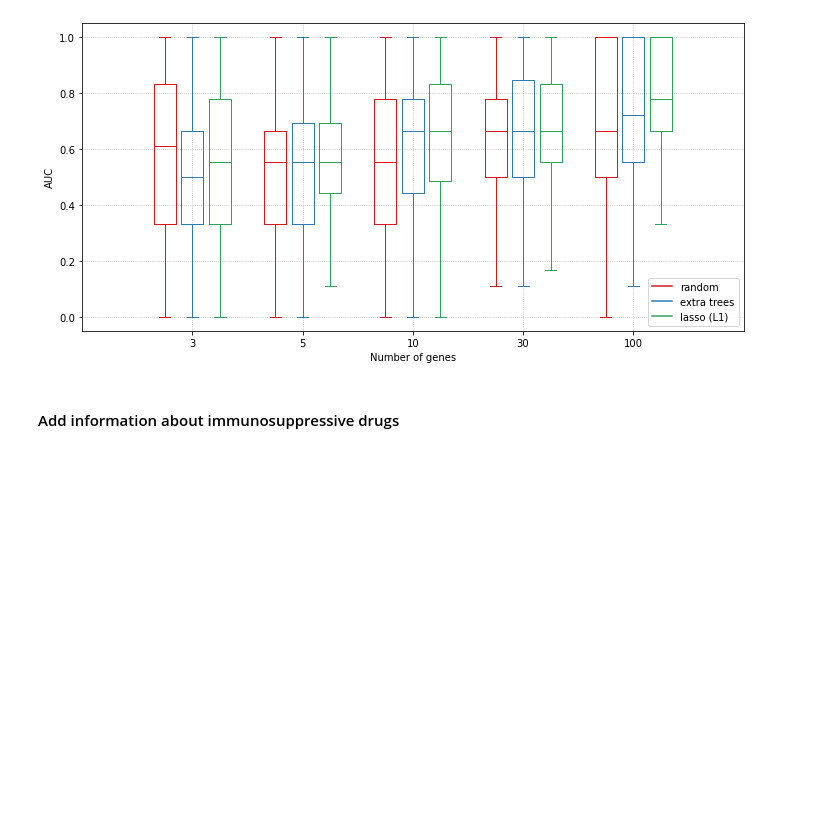
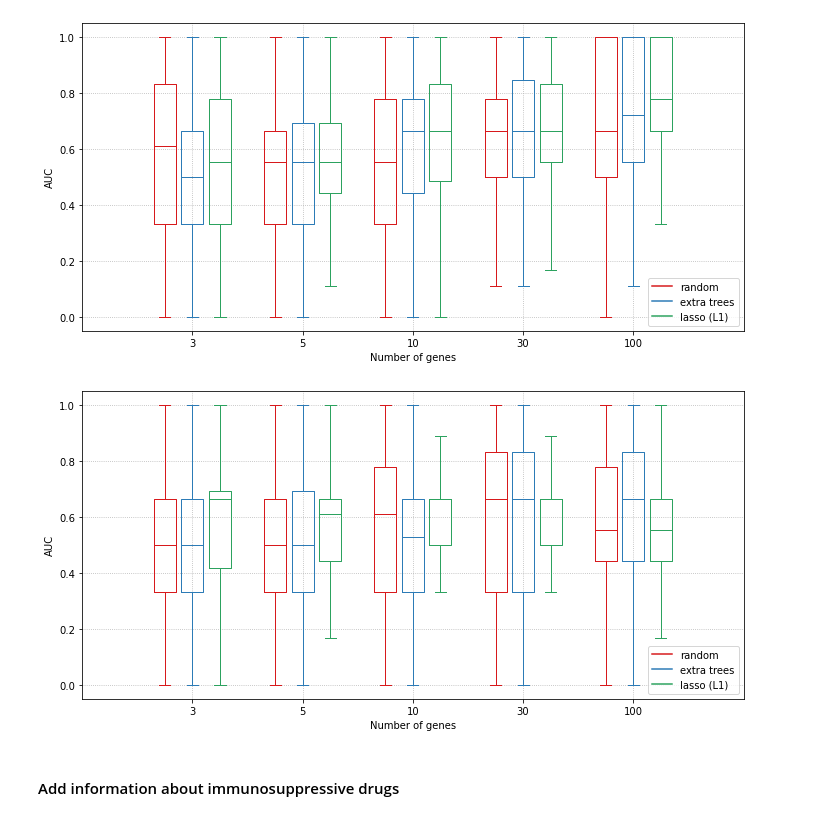
Before and after one commit to carishkaa/semestral-project, a Jupyter notebook: klasifikator_v5.ipynb, the cells around one changed output. Saved outputs shown, nothing was run; the diff lists cells and outputs as text; code cells hidden in the pictures; blank space fills up the shorter version.

```diff
--- a/klasifikator_v5.ipynb
+++ b/klasifikator_v5.ipynb
@@ -187,6 +187,17 @@ data_groups = group_data(results)
 show_cv(data_groups, genes_range, methods_names)
 # %% [output]
 [figure]
+# %%
+#with scaling
+# modify data for boxplots
+methods_names = ['random', 'extra trees', 'lasso (L1)']
+data_groups = group_data(results)
+# print(data_groups)
+
+# show boxplots
+show_cv(data_groups, genes_range, methods_names)
+# %% [output]
+[figure, added]
 # %% [markdown]
 #### Add information about immunosuppressive drugs
 # %%
```
Also changed, not shown: parts of 3 cells of this notebook.
